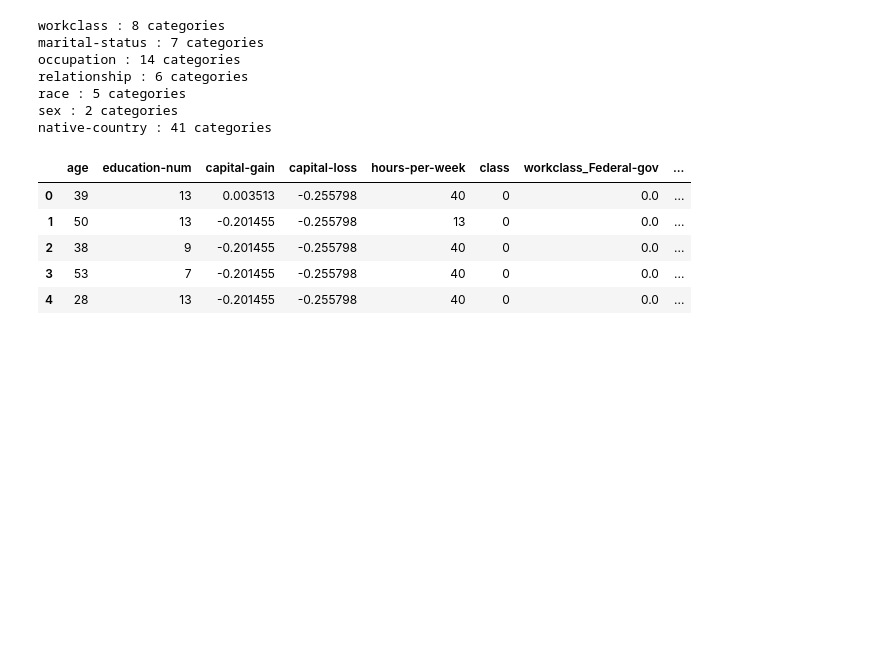
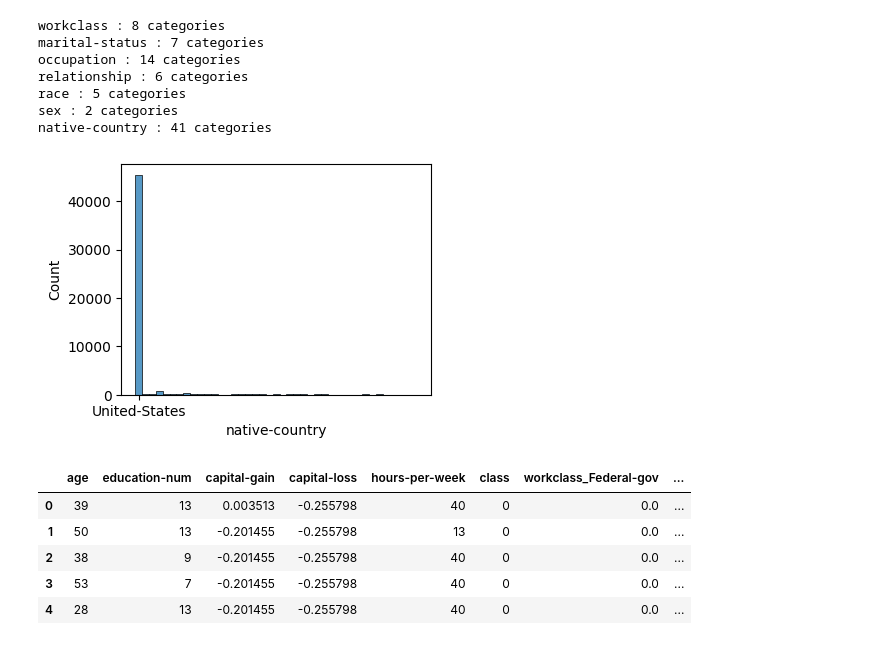
Before and after one commit to lbm98/data-mining, a Jupyter notebook: real/adult.ipynb, the cells around one changed output. Saved outputs shown, nothing was run; the diff lists cells and outputs as text; code cells hidden in the pictures; blank space fills up the shorter version.

```diff
--- a/real/adult.ipynb
+++ b/real/adult.ipynb
@@ -232,6 +248,13 @@ relationship : 6 categories
 race : 5 categories
 sex : 2 categories
 native-country : 41 categories
+# %%
+sns.histplot(df3, x="native-country")
+value_counts = df3['native-country'].value_counts()
+highest_label = value_counts.index[0]
+plt.xticks([value_counts.index[0]], labels=[highest_label]);
+# %% [output]
+[figure, added]
 # %%
 max_categorical_cols = [
     'workclass',
```
Also changed, not shown: parts of 13 cells of this notebook, 1 other file.
